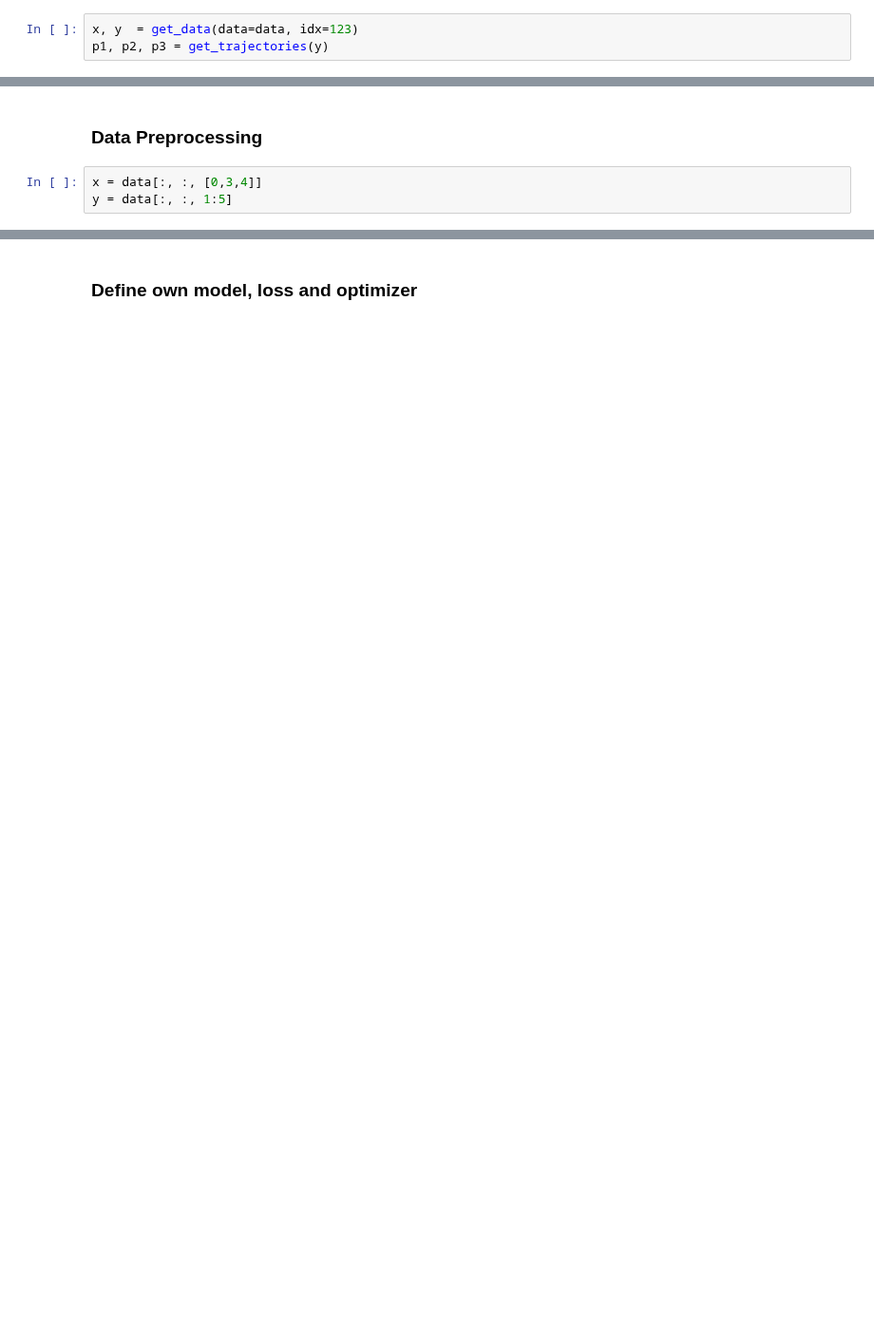
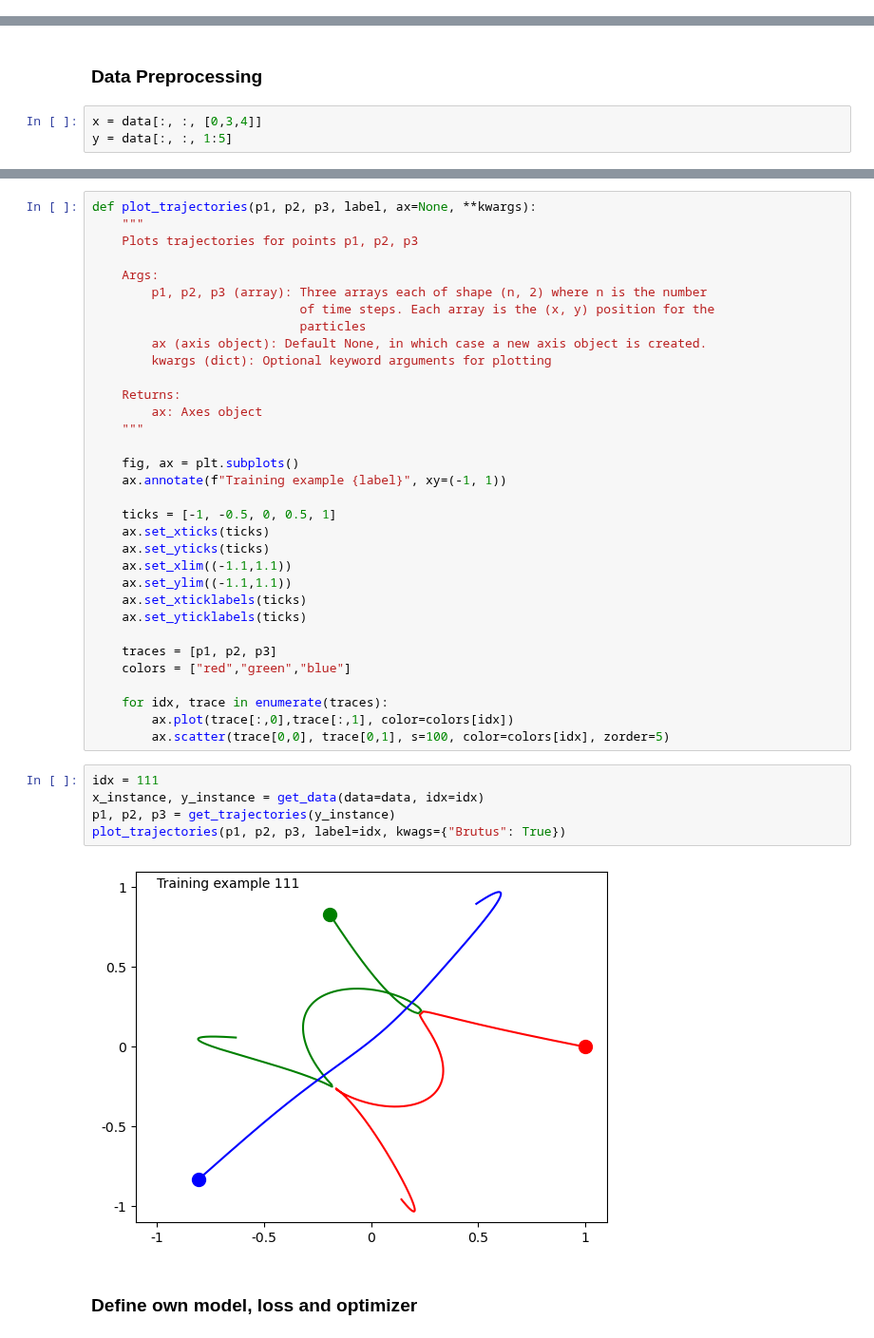
Before and after one commit to stach/lfd-project, a Jupyter notebook: Project2/project2.ipynb, the cells around one changed output, grey strips where cells are left out. Shown at 95% size. Cells and saved outputs as stored; diff of their text form; blank space fills up the shorter version.

```diff
--- a/Project2/project2.ipynb
+++ b/Project2/project2.ipynb
@@ -91,3 +32,0 @@ Test helper functions:
-# %%
-x, y  = get_data(data=data, idx=123)
-p1, p2, p3 = get_trajectories(y)
@@ -132,3 +121,43 @@ dataset_test = tf.data.Dataset.from_tensor_slices((X_test, y_test)).shuffle(SEED
+# %%
+def plot_trajectories(p1, p2, p3, label, ax=None, **kwargs):
+    """
+    Plots trajectories for points p1, p2, p3
+
+    Args:
+        p1, p2, p3 (array): Three arrays each of shape (n, 2) where n is the number
+                            of time steps. Each array is the (x, y) position for the
+                            particles
+        ax (axis object): Default None, in which case a new axis object is created.
+        kwargs (dict): Optional keyword arguments for plotting
+
+    Returns:
+        ax: Axes object
+    """
+
+    fig, ax = plt.subplots()
+    ax.annotate(f"Training example {label}", xy=(-1, 1))
+
+    ticks = [-1, -0.5, 0, 0.5, 1]
+    ax.set_xticks(ticks)
+    ax.set_yticks(ticks)
+    ax.set_xlim((-1.1,1.1))
+    ax.set_ylim((-1.1,1.1))
+    ax.set_xticklabels(ticks)
+    ax.set_yticklabels(ticks)
+
+    traces = [p1, p2, p3]
+    colors = ["red","green","blue"]
+
+    for idx, trace in enumerate(traces):
+        ax.plot(trace[:,0],trace[:,1], color=colors[idx])
+        ax.scatter(trace[0,0], trace[0,1], s=100, color=colors[idx], zorder=5)
+# %%
+idx = 111
+x_instance, y_instance = get_data(data=data, idx=idx)
+p1, p2, p3 = get_trajectories(y_instance)
+plot_trajectories(p1, p2, p3, label=idx, kwags={"Brutus": True})
+# %% [output]
+[figure, added]
 # %% [markdown]
 ### Define own model, loss and optimizer
 # %%
```
Also changed, not shown: parts of 20 cells of this notebook.
